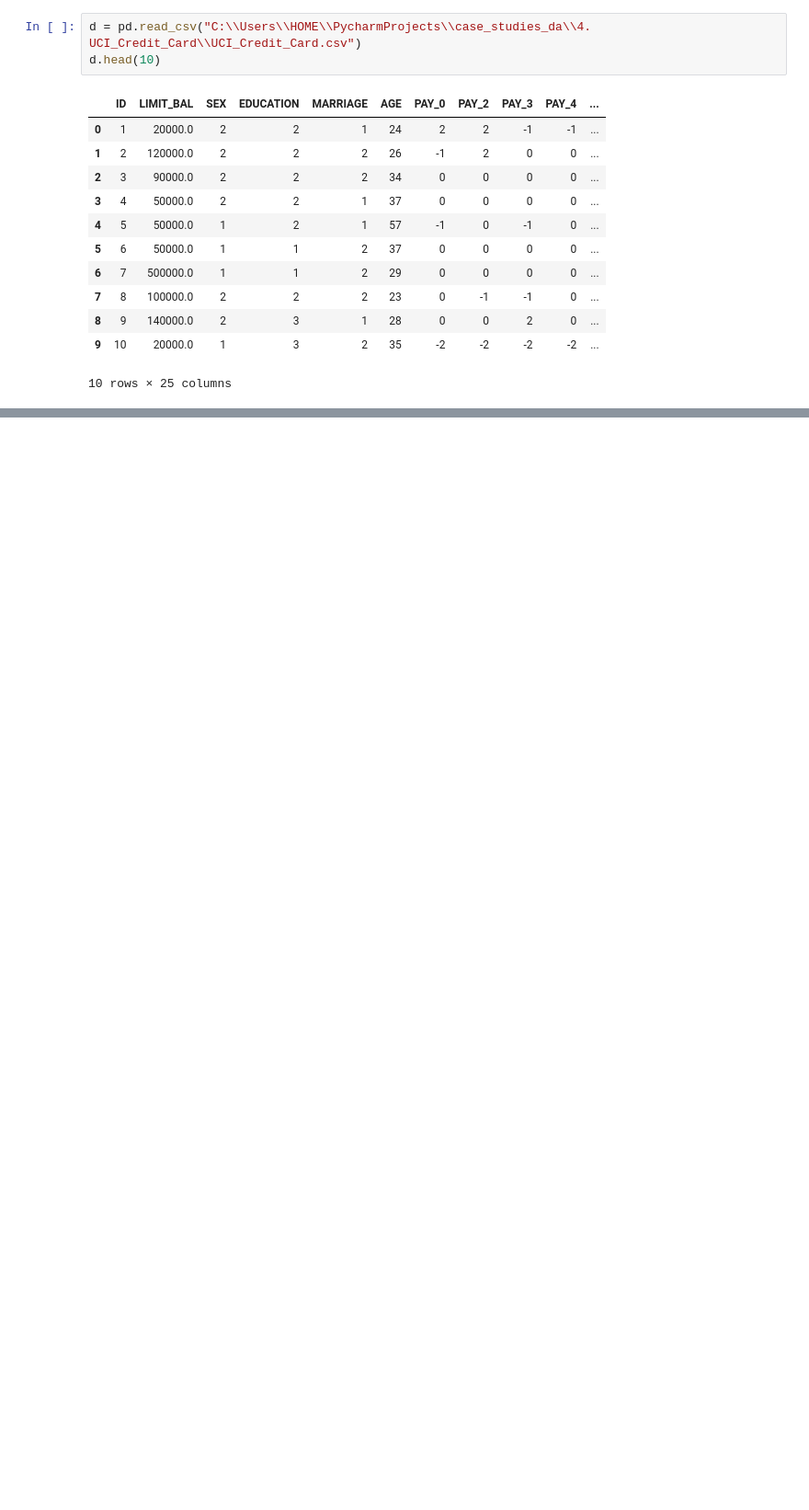
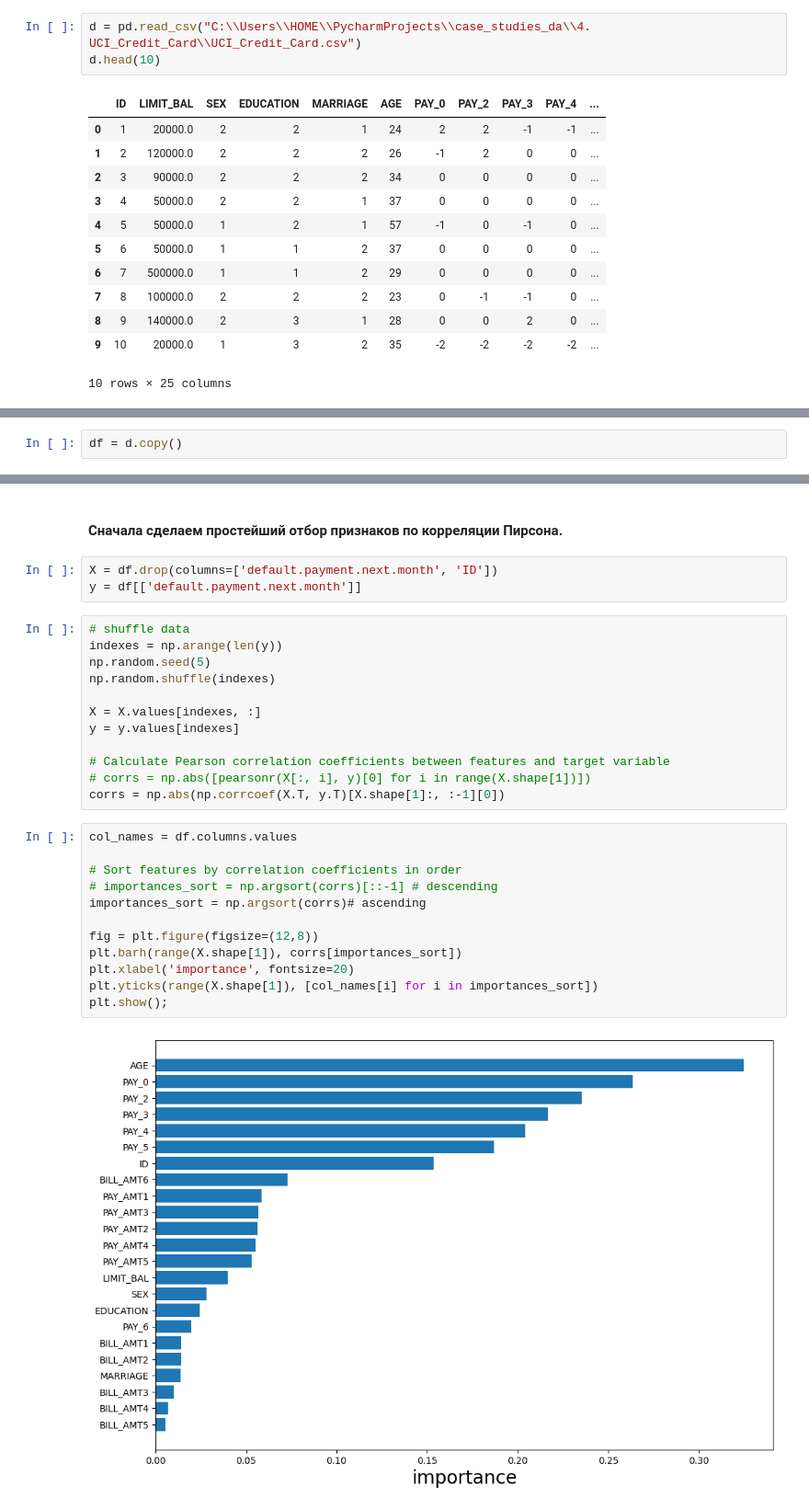
Before and after one commit to ybezginova2016/case_studies_da, a Jupyter notebook: 4. UCI_Credit_Card/main_4_UNI_Credit_Card.ipynb, the cells around one changed output, grey strips where cells are left out. Shown at 92% size. Drawn from its saved outputs; the diff is of its cells as text; blank space fills up the shorter version.

```diff
--- a/4. UCI_Credit_Card/main_4_UNI_Credit_Card.ipynb
+++ b/4. UCI_Credit_Card/main_4_UNI_Credit_Card.ipynb
@@ -58,0 +192,2 @@ d.head(10)
+# %%
+df = d.copy()
@@ -58,0 +246,31 @@ d.head(10)
+# %% [markdown]
+#### Сначала сделаем простейший отбор признаков по корреляции Пирсона.
+# %%
+X = df.drop(columns=['default.payment.next.month', 'ID'])
+y = df[['default.payment.next.month']]
+# %%
+# shuffle data
+indexes = np.arange(len(y))
+np.random.seed(5)
+np.random.shuffle(indexes)
+
+X = X.values[indexes, :]
+y = y.values[indexes]
+
+# Calculate Pearson correlation coefficients between features and target variable
+# corrs = np.abs([pearsonr(X[:, i], y)[0] for i in range(X.shape[1])])
+corrs = np.abs(np.corrcoef(X.T, y.T)[X.shape[1]:, :-1][0])
+# %%
+col_names = df.columns.values
+
+# Sort features by correlation coefficients in order
+# importances_sort = np.argsort(corrs)[::-1] # descending
+importances_sort = np.argsort(corrs)# ascending
+
+fig = plt.figure(figsize=(12,8))
+plt.barh(range(X.shape[1]), corrs[importances_sort])
+plt.xlabel('importance', fontsize=20)
+plt.yticks(range(X.shape[1]), [col_names[i] for i in importances_sort])
+plt.show();
+# %% [output]
+[figure, added]
```
Also changed, not shown: parts of 84 cells of this notebook.
